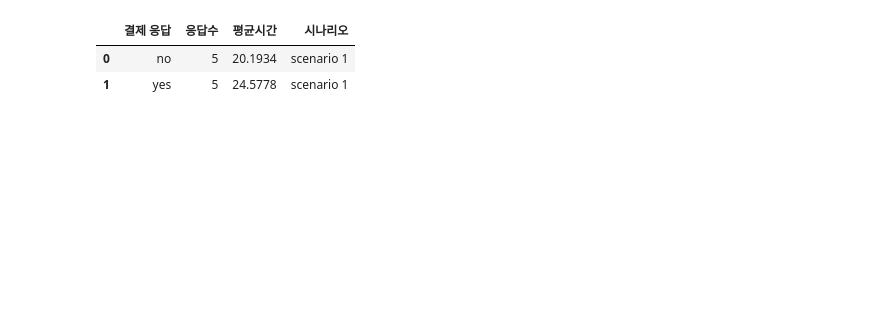
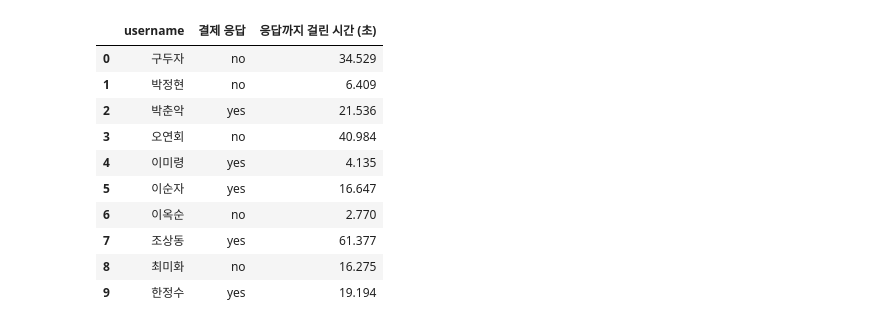
Before and after one commit to ds-sujin/Dark_pattern_Detection, a Jupyter notebook: ABtest/analysis.ipynb, the cells around one changed output. Drawn from its saved outputs; the diff is of its cells as text; code cells hidden in the pictures; blank space fills up the shorter version.

```diff
--- a/ABtest/analysis.ipynb
+++ b/ABtest/analysis.ipynb
@@ -24,42 +24,51 @@ df_s1
 # %%
 df_s1["timestamp"] = pd.to_datetime(df_s1["timestamp"])
 df_s1 = df_s1.sort_values(by=["username", "timestamp"])
+df_s1
 
 # 사용자별로 처리
 def get_first_response_and_time(user_df):
     user_df = user_df.reset_index(drop=True)
     for i in range(len(user_df) - 1):
         curr_btn = user_df.loc[i, "button"]
         next_btn = user_df.loc[i + 1, "button"]
 
         if curr_btn == "결제 버튼" and next_btn in ["yes", "no"]:
             time_diff = (user_df.loc[i + 1, "timestamp"] - user_df.loc[i, "timestamp"]).total_seconds()
             return pd.Series([next_btn, time_diff])
     return pd.Series(["응답 없음", None])
 
 # 그룹별 적용
-results = df.groupby("username").apply(get_first_response_and_time).reset_index()
+results = df_s1.groupby("username").apply(get_first_response_and_time).reset_index()
 results.columns = ["username", "결제 응답", "응답까지 걸린 시간 (초)"]
-
+results
 # yes / no만 필터링
 filtered = results[results["결제 응답"].isin(["yes", "no"])]
 
 # 응답별 count와 평균 시간 계산
 summary_s1 = (
     filtered.groupby("결제 응답")["응답까지 걸린 시간 (초)"]
     .agg(응답수="count", 평균시간="mean")
     .reset_index()
 )
 
 # 시나리오 레이블 추가
 summary_s1["시나리오"] = "scenario 1"
 
 # 결과 출력
 summary_s1
 # %% [output]
-|  | 결제 응답 | 응답수 | 평균시간 | 시나리오 |
-| 0 | no | 5 | 20.1934 | scenario 1 |
-| 1 | yes | 5 | 24.5778 | scenario 1 |
+|  | username | 결제 응답 | 응답까지 걸린 시간 (초) |
+| 0 | 구두자 | no | 34.529 |
+| 1 | 박정현 | no | 6.409 |
+| 2 | 박춘악 | yes | 21.536 |
+| 3 | 오연회 | no | 40.984 |
+| 4 | 이미령 | yes | 4.135 |
+| 5 | 이순자 | yes | 16.647 |
+| 6 | 이옥순 | no | 2.770 |
+| 7 | 조상동 | yes | 61.377 |
+| 8 | 최미화 | no | 16.275 |
+| 9 | 한정수 | yes | 19.194 |
 # %%
 df_s2 = pd.read_csv("../ABtest/editdata/scenario2_clicklogs.csv")
 df_s2
```
Also changed, not shown: parts of 3 cells of this notebook.
